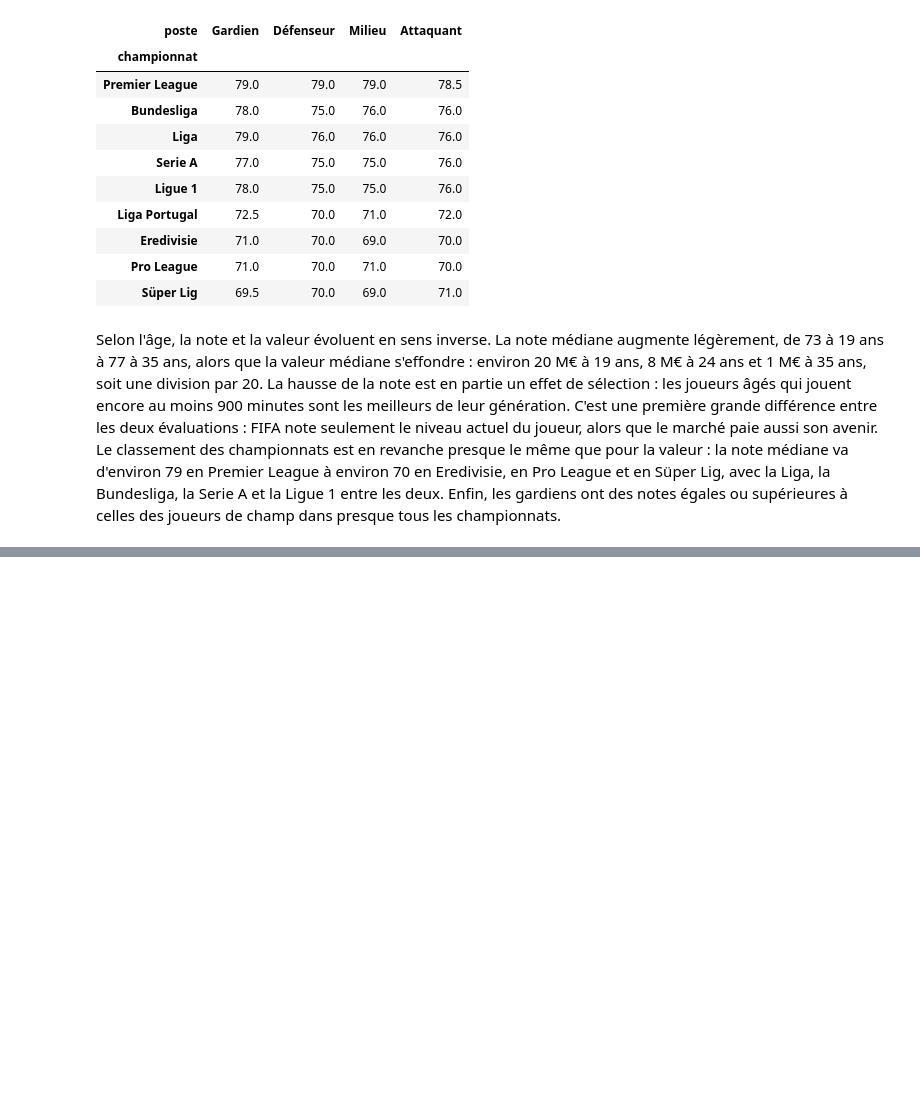
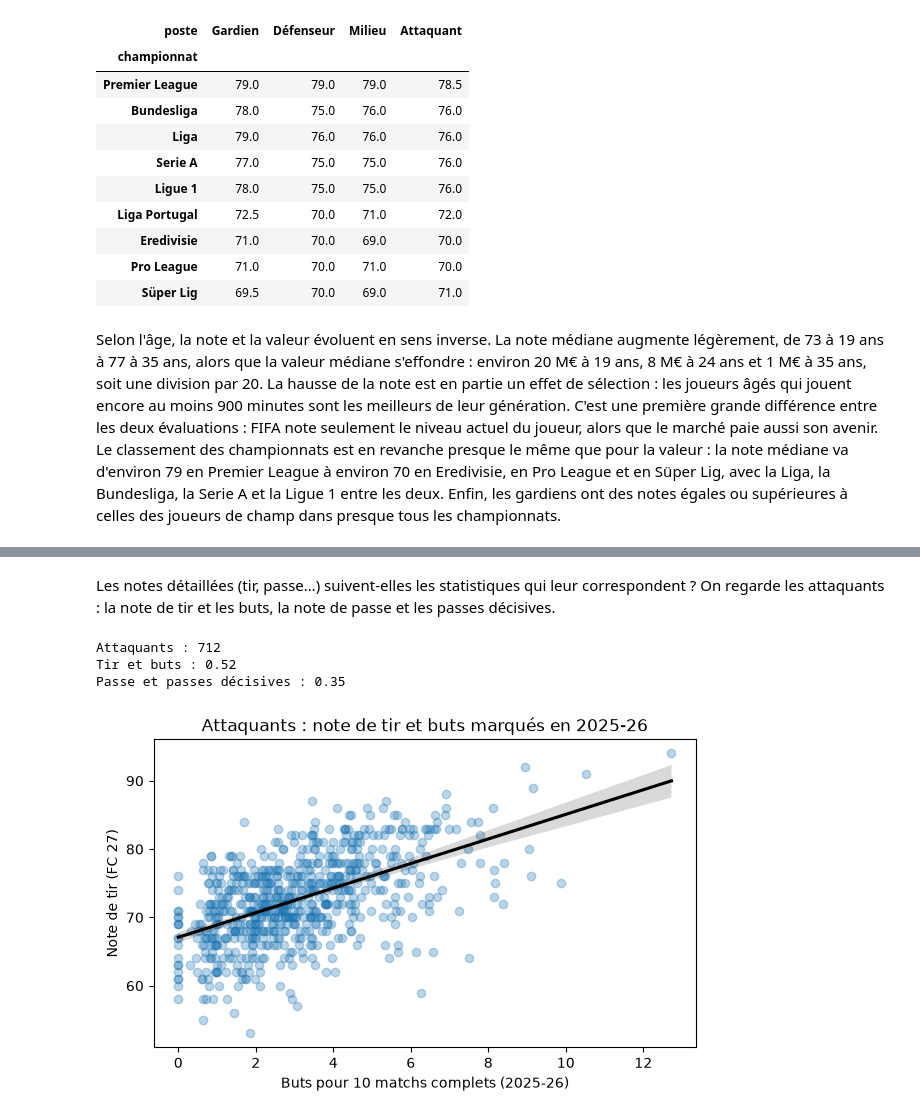
Before and after one commit to Iseo-sort/projet_python_football, a Jupyter notebook: notebooks/analyse_fifa.ipynb, the cells around one changed output, grey strips where cells are left out. Cells and saved outputs as stored; diff of their text form; code cells hidden in the pictures; blank space fills up the shorter version.

Commit message:
Analyse FIFA : note et performances réelles

```diff
--- a/notebooks/analyse_fifa.ipynb
+++ b/notebooks/analyse_fifa.ipynb
@@ -174,0 +195,24 @@ Selon l'âge, la note et la valeur évoluent en sens inverse. La note médiane a
+# %% [markdown]
+Les notes détaillées (tir, passe…) suivent-elles les statistiques qui leur correspondent ?
+On regarde les attaquants : la note de tir et les buts, la note de passe et les passes
+décisives.
+# %%
+attaquants = joueurs_notes.loc[joueurs_notes["poste"] == "Attaquant"]
+print(f"Attaquants : {len(attaquants)}")
+print("Tir et buts :",
+      round(attaquants["shooting"].corr(attaquants["buts_10_matchs"], method="spearman"), 2))
+print("Passe et passes décisives :",
+      round(attaquants["passing"].corr(attaquants["passes_10_matchs"], method="spearman"), 2))
+# %% [output]
+Attaquants : 712
+Tir et buts : 0.52
+Passe et passes décisives : 0.35
+# %%
+fig, ax = plt.subplots(figsize=(7, 4))
+sns.regplot(data=attaquants, x="buts_10_matchs", y="shooting", scatter_kws={"alpha": 0.3},
+            line_kws={"color": "black"}, ax=ax)
+ax.set(title="Attaquants : note de tir et buts marqués en 2025-26",
+       xlabel="Buts pour 10 matchs complets (2025-26)", ylabel="Note de tir (FC 27)")
+plt.show()
+# %% [output]
+[figure, added]
```
Also changed, not shown: parts of 3 cells of this notebook.
